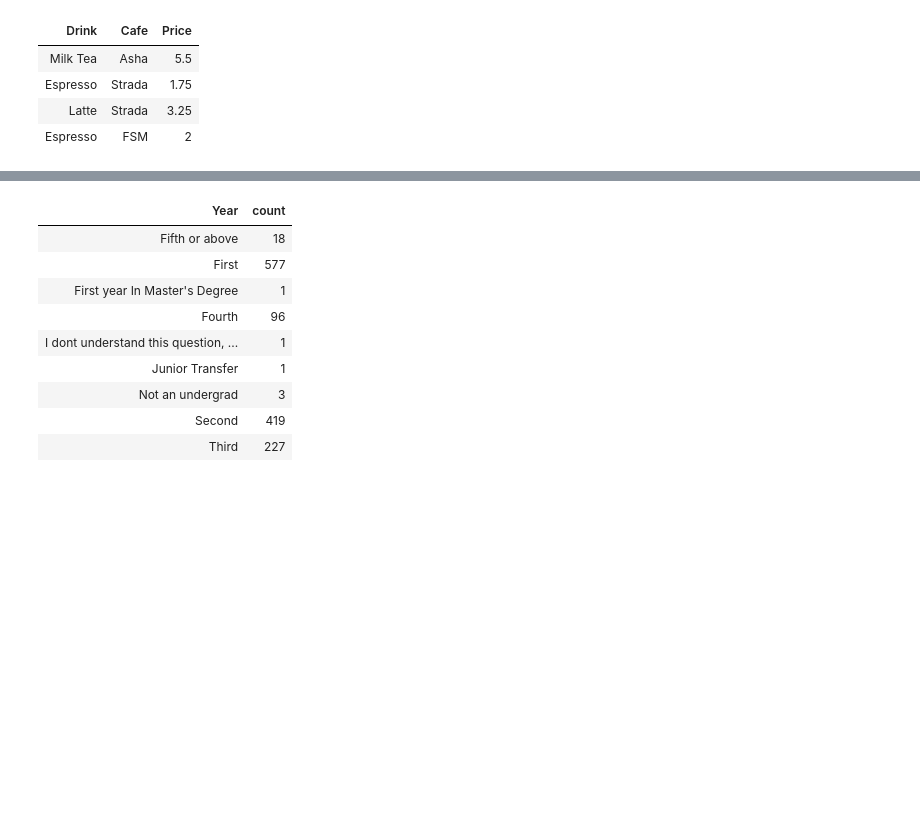
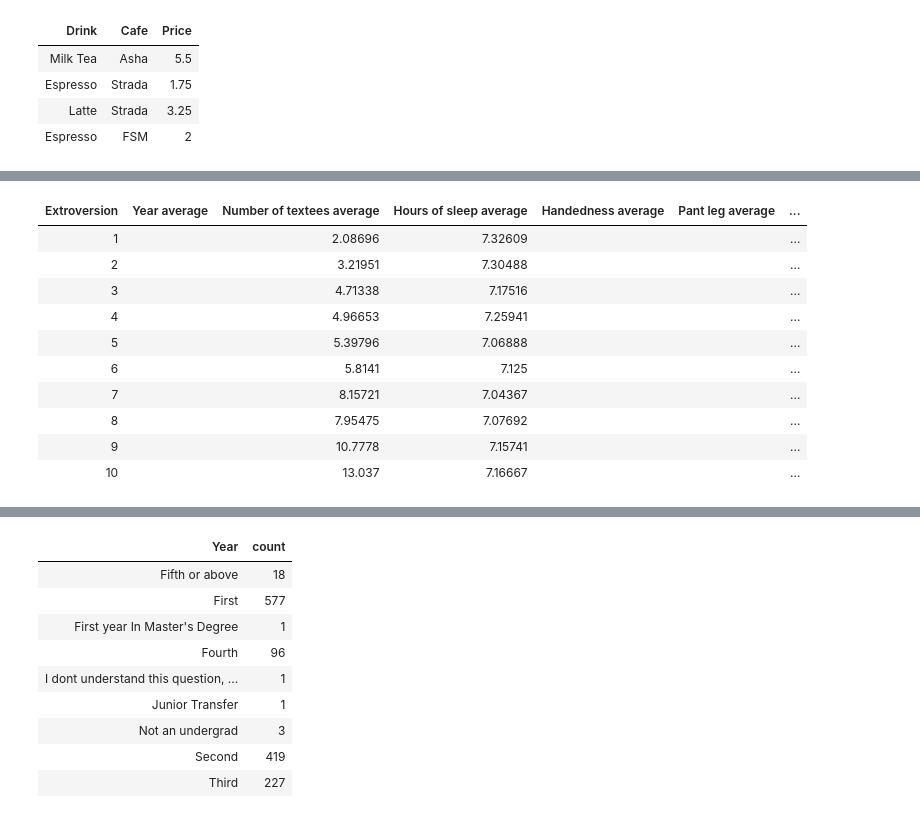
Before and after one commit to RHC-DSCI-100/Lecture-Notes, a Jupyter notebook: lecture/lec11_instructor.ipynb, the cells around one changed output, grey strips where cells are left out. Drawn from its saved outputs; the diff is of its cells as text; code cells hidden in the pictures; blank space fills up the shorter version.

```diff
--- a/lecture/lec11_instructor.ipynb
+++ b/lecture/lec11_instructor.ipynb
@@ -39,0 +104,15 @@ drinks
+# %%
+by_extra = survey.group('Extroversion', np.average)
+by_extra
+# %% [output]
+| Extroversion | Year average | Number of textees average | Hours of sleep average | Handedness average | Pant leg average | ... |
+| 1 |  | 2.08696 | 7.32609 |  |  | ... |
+| 2 |  | 3.21951 | 7.30488 |  |  | ... |
+| 3 |  | 4.71338 | 7.17516 |  |  | ... |
+| 4 |  | 4.96653 | 7.25941 |  |  | ... |
+| 5 |  | 5.39796 | 7.06888 |  |  | ... |
+| 6 |  | 5.8141 | 7.125 |  |  | ... |
+| 7 |  | 8.15721 | 7.04367 |  |  | ... |
+| 8 |  | 7.95475 | 7.07692 |  |  | ... |
+| 9 |  | 10.7778 | 7.15741 |  |  | ... |
+| 10 |  | 13.037 | 7.16667 |  |  | ... |
```
Also changed, not shown: parts of 13 cells of this notebook.
